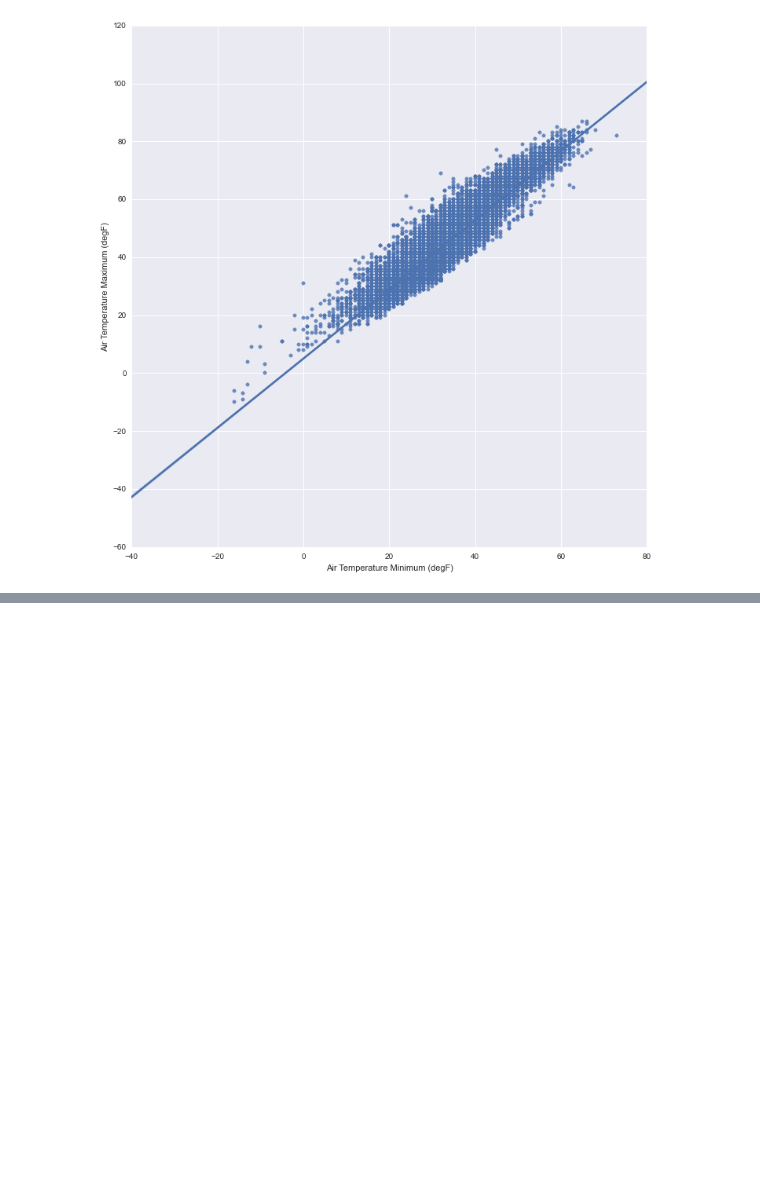
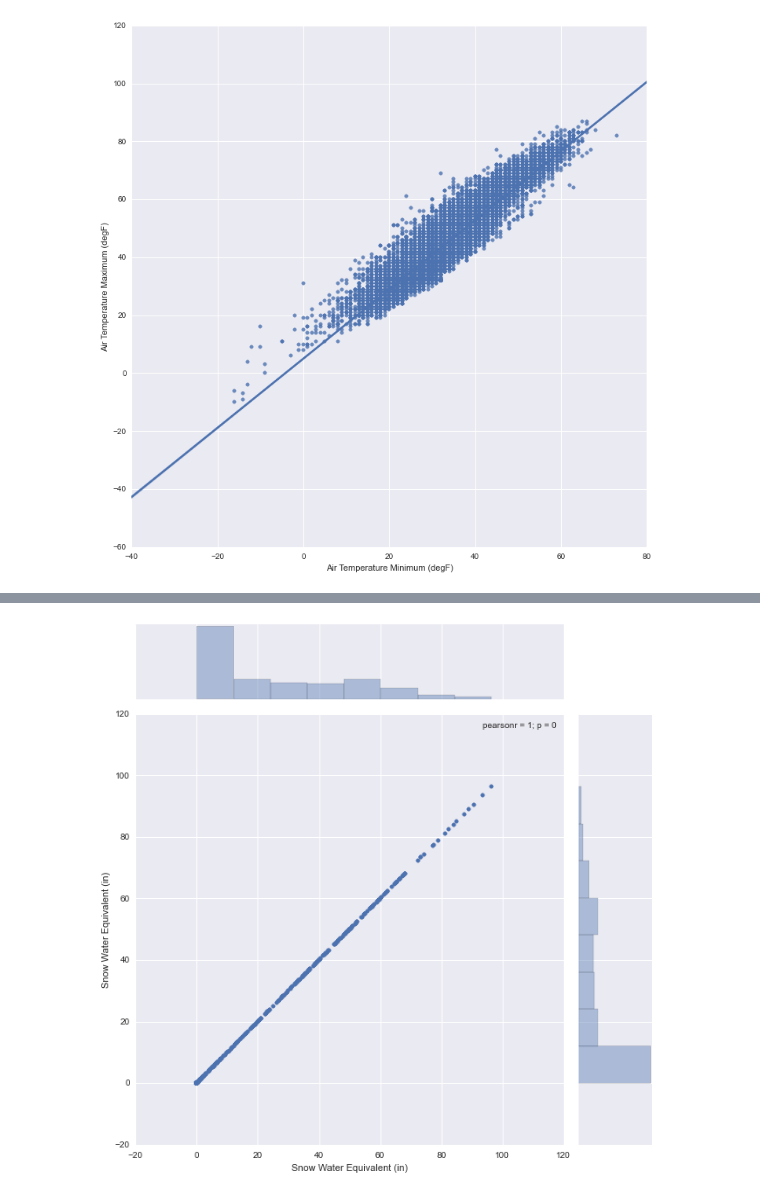
Before and after one commit to wrobstory/pdxdatasci2014, a Jupyter notebook: PDX_DataSci_Snotel.ipynb, the cells around one changed output, grey strips where cells are left out. Cells and saved outputs as stored; diff of their text form; code cells hidden in the pictures; blank space fills up the shorter version.

```diff
--- a/PDX_DataSci_Snotel.ipynb
+++ b/PDX_DataSci_Snotel.ipynb
@@ -51,0 +112,7 @@ sns.lmplot("Air Temperature Minimum (degF)", "Air Temperature Maximum (degF)", d
+# %%
+res_dims = resampled.columns.tolist()
+@interact
+def res_comp(x=res_dims, y=res_dims):
+    sns.jointplot(x, y, data=resampled, size=9)
+# %% [output]
+[figure, added]
```
Also changed, not shown: parts of 10 cells of this notebook.
